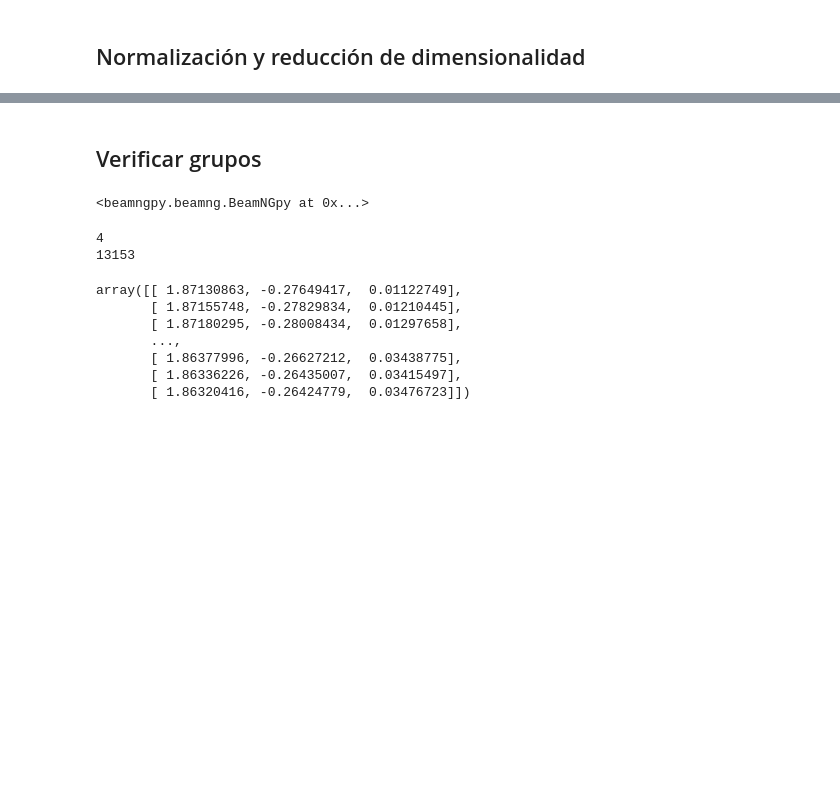
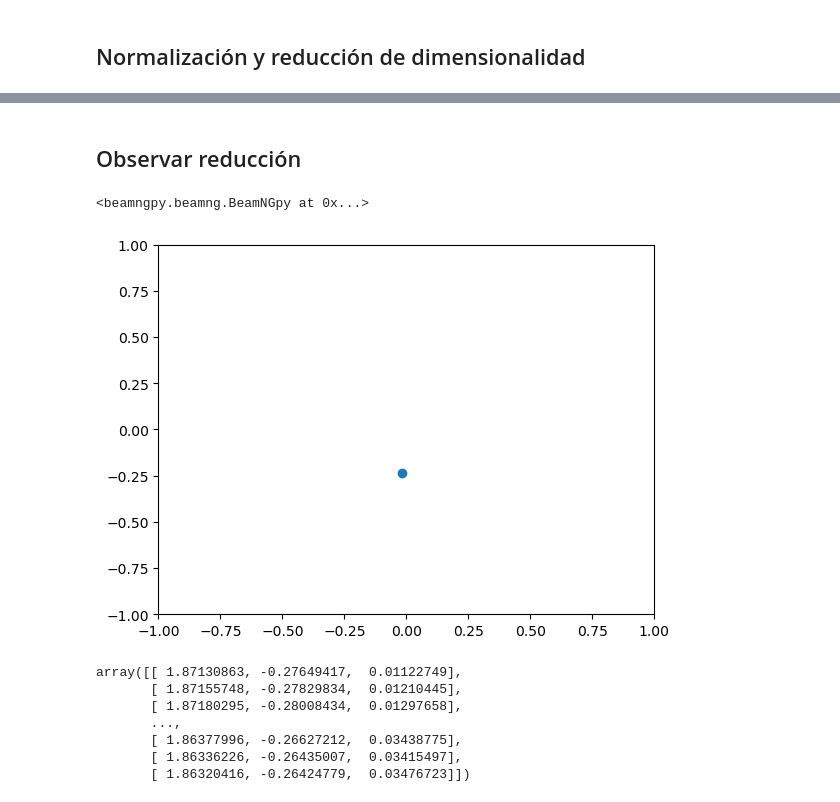
Before and after one commit to qgerman2/ml_beamng, a Jupyter notebook: clasificacion.ipynb, the cells around one changed output, grey strips where cells are left out. Saved outputs shown, nothing was run; the diff lists cells and outputs as text; code cells hidden in the pictures; blank space fills up the shorter version.

```diff
--- a/clasificacion.ipynb
+++ b/clasificacion.ipynb
@@ -110,5 +89,5 @@ plt.show()
 # %% [markdown]
-## Verificar grupos
+## Observar reducción
 # %%
 bng_path = "C:\Program Files (x86)\Steam\steamapps\common\BeamNG.drive"
 bng = BeamNGpy('localhost', 64256, home=bng_path)
@@ -128,36 +107,39 @@ vehicle.set_shift_mode("realistic_manual")
 # %%
 def lectura_sensores():
     vehicle.poll_sensors()
     keys = ""
     val = ""
     for i, data in enumerate(electrics.data.items()):
         if (i > 0):
             keys = keys + ","
             val = val + ","
         if (data[0] == "wheelThermals"):
             continue
         keys = keys + str(data[0])
         val = val + str(data[1])
     return keys + '\n' + val
 
+fig = plt.figure()
+ax = fig.add_subplot()
 while True:
     if (keyboard.is_pressed('D')):
         break
     #actualizar valor
     curtime = millis()
     if curtime > (oldtime + step):
         oldtime = curtime
         x = pd.read_csv(StringIO(lectura_sensores()), usecols=columnas).sort_index(axis=1)
         x_scaled = scaler.transform(x)
+        x_p = pca.transform(x_scaled)
         x_f = fa.transform(x_scaled)
-        X_f = np.append(X_f, x_f, axis=0)
-        estimator.fit(X_f[:, [0, 1, 2]])
-        clear_output(wait=True)
-        print(estimator.labels_[-1])
-        print(len(estimator.labels_))
+        ax.clear()
+        ax.set_xlim(-1, 1)
+        ax.set_ylim(-1, 1)
+        ax.scatter(x_p[0,0], x_p[0,1])
+        display(fig)
+        clear_output(wait = True)
 # %% [output]
-4
-13153
+[figure, added]
 # %%
 # %% [output]
 array([[ 1.87130863, -0.27649417,  0.01122749],
```
Also changed, not shown: parts of 5 cells of this notebook.
